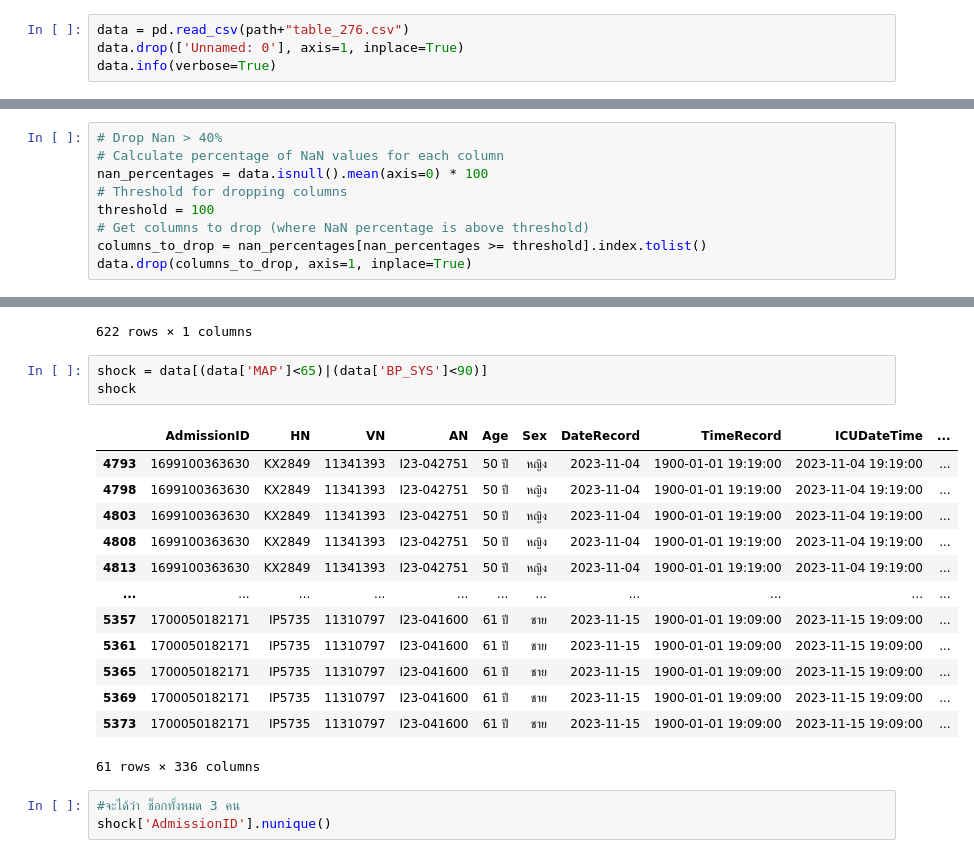
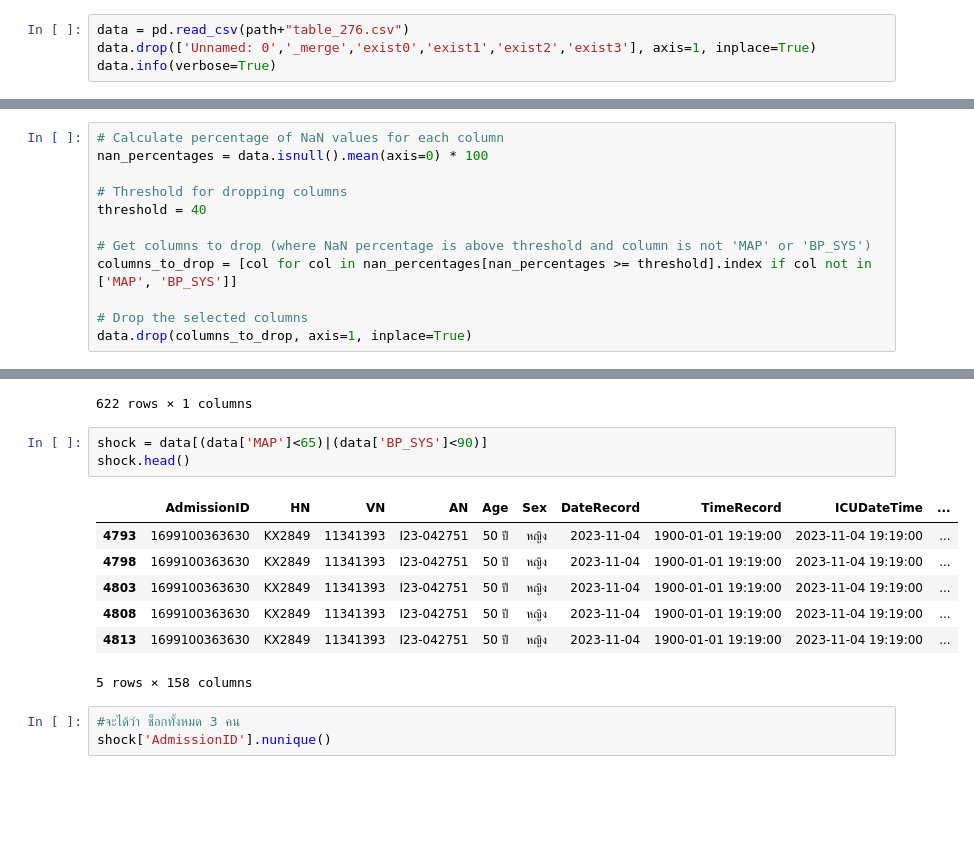
Before and after one commit to Tonry12/Data_joyx2, a Jupyter notebook: 276_patient.ipynb, the cells around one changed output, grey strips where cells are left out. Saved outputs shown, nothing was run; the diff lists cells and outputs as text; blank space fills up the shorter version.

```diff
--- a/276_patient.ipynb
+++ b/276_patient.ipynb
@@ -14,7 +14,7 @@ Mounted at /content/drive
 path = "/content/drive/MyDrive/smarticu_data/work_files/"
 # %%
 data = pd.read_csv(path+"table_276.csv")
-data.drop(['Unnamed: 0'], axis=1, inplace=True)
+data.drop(['Unnamed: 0','_merge','exist0','exist1','exist2','exist3'], axis=1, inplace=True)
 data.info(verbose=True)
 # %% [output]
 <class 'pandas.core.frame.DataFrame'>
@@ -57,13 +51,16 @@ data['AdmissionID'].nunique()
 # %%
 data_1 = data.copy()
 # %%
-# Drop Nan > 40%
 # Calculate percentage of NaN values for each column
 nan_percentages = data.isnull().mean(axis=0) * 100
+
 # Threshold for dropping columns
-threshold = 100
-# Get columns to drop (where NaN percentage is above threshold)
-columns_to_drop = nan_percentages[nan_percentages >= threshold].index.tolist()
+threshold = 40
+
+# Get columns to drop (where NaN percentage is above threshold and column is not 'MAP' or 'BP_SYS')
+columns_to_drop = [col for col in nan_percentages[nan_percentages >= threshold].index if col not in ['MAP', 'BP_SYS']]
+
+# Drop the selected columns
 data.drop(columns_to_drop, axis=1, inplace=True)
 # %%
 data.info(verbose=True)
@@ -119,21 +116,15 @@ data[['MAP']][~data['MAP'].isna()]
 622 rows × 1 columns
 # %%
 shock = data[(data['MAP']<65)|(data['BP_SYS']<90)]
-shock
+shock.head()
 # %% [output]
 |  | AdmissionID | HN | VN | AN | Age | Sex | DateRecord | TimeRecord | ICUDateTime | ... |
 | 4793 | 1699100363630 | KX2849 | 11341393 | I23-042751 | 50 ปี | หญิง | 2023-11-04 | 1900-01-01 19:19:00 | 2023-11-04 19:19:00 | ... |
 | 4798 | 1699100363630 | KX2849 | 11341393 | I23-042751 | 50 ปี | หญิง | 2023-11-04 | 1900-01-01 19:19:00 | 2023-11-04 19:19:00 | ... |
 | 4803 | 1699100363630 | KX2849 | 11341393 | I23-042751 | 50 ปี | หญิง | 2023-11-04 | 1900-01-01 19:19:00 | 2023-11-04 19:19:00 | ... |
 | 4808 | 1699100363630 | KX2849 | 11341393 | I23-042751 | 50 ปี | หญิง | 2023-11-04 | 1900-01-01 19:19:00 | 2023-11-04 19:19:00 | ... |
 | 4813 | 1699100363630 | KX2849 | 11341393 | I23-042751 | 50 ปี | หญิง | 2023-11-04 | 1900-01-01 19:19:00 | 2023-11-04 19:19:00 | ... |
-| ... | ... | ... | ... | ... | ... | ... | ... | ... | ... | ... |
-| 5357 | 1700050182171 | IP5735 | 11310797 | I23-041600 | 61 ปี | ชาย | 2023-11-15 | 1900-01-01 19:09:00 | 2023-11-15 19:09:00 | ... |
-| 5361 | 1700050182171 | IP5735 | 11310797 | I23-041600 | 61 ปี | ชาย | 2023-11-15 | 1900-01-01 19:09:00 | 2023-11-15 19:09:00 | ... |
-| 5365 | 1700050182171 | IP5735 | 11310797 | I23-041600 | 61 ปี | ชาย | 2023-11-15 | 1900-01-01 19:09:00 | 2023-11-15 19:09:00 | ... |
-| 5369 | 1700050182171 | IP5735 | 11310797 | I23-041600 | 61 ปี | ชาย | 2023-11-15 | 1900-01-01 19:09:00 | 2023-11-15 19:09:00 | ... |
-| 5373 | 1700050182171 | IP5735 | 11310797 | I23-041600 | 61 ปี | ชาย | 2023-11-15 | 1900-01-01 19:09:00 | 2023-11-15 19:09:00 | ... |
-61 rows × 336 columns
+5 rows × 158 columns
 # %%
 #จะได้ว่า ช็อกทั้งหมด 3 คน
 shock['AdmissionID'].nunique()
```
Also changed, not shown: parts of 3 cells of this notebook.
